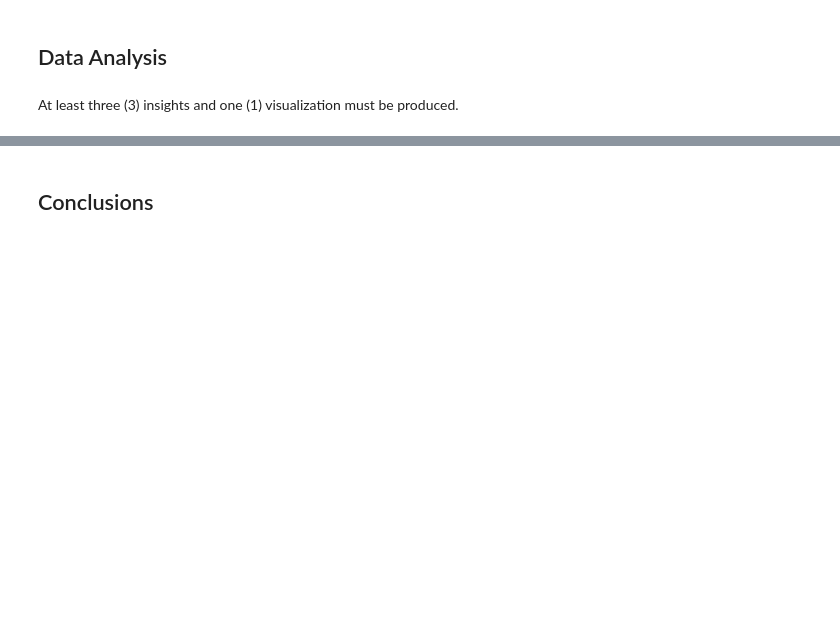
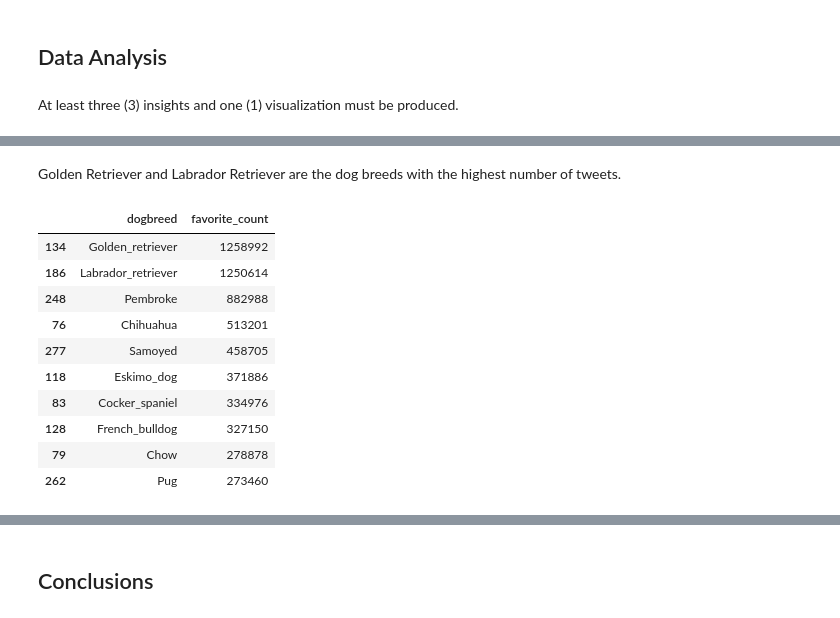
Before and after one commit to BarbaraSchenk/WeRateDogs_Twitter, a Jupyter notebook: WeRateDogs_Twitter.ipynb, the cells around one changed output, grey strips where cells are left out. Saved outputs shown, nothing was run; the diff lists cells and outputs as text; code cells hidden in the pictures; blank space fills up the shorter version.

```diff
--- a/WeRateDogs_Twitter.ipynb
+++ b/WeRateDogs_Twitter.ipynb
@@ -732,0 +918,18 @@ At least three (3) insights and one (1) visualization must be produced.
+# %% [markdown]
+Golden Retriever and Labrador Retriever are the dog breeds with the highest number of tweets.
+# %%
+fav_breed = tweet_master.groupby(['dogbreed'])['favorite_count'].sum().reset_index()
+fav_breed = fav_breed.sort_values(by = ['favorite_count'], ascending=False)
+fav_breed.nlargest(10, 'favorite_count')
+# %% [output]
+|  | dogbreed | favorite_count |
+| 134 | Golden_retriever | 1258992 |
+| 186 | Labrador_retriever | 1250614 |
+| 248 | Pembroke | 882988 |
+| 76 | Chihuahua | 513201 |
+| 277 | Samoyed | 458705 |
+| 118 | Eskimo_dog | 371886 |
+| 83 | Cocker_spaniel | 334976 |
+| 128 | French_bulldog | 327150 |
+| 79 | Chow | 278878 |
+| 262 | Pug | 273460 |
```
Also changed, not shown: parts of 62 cells of this notebook.
